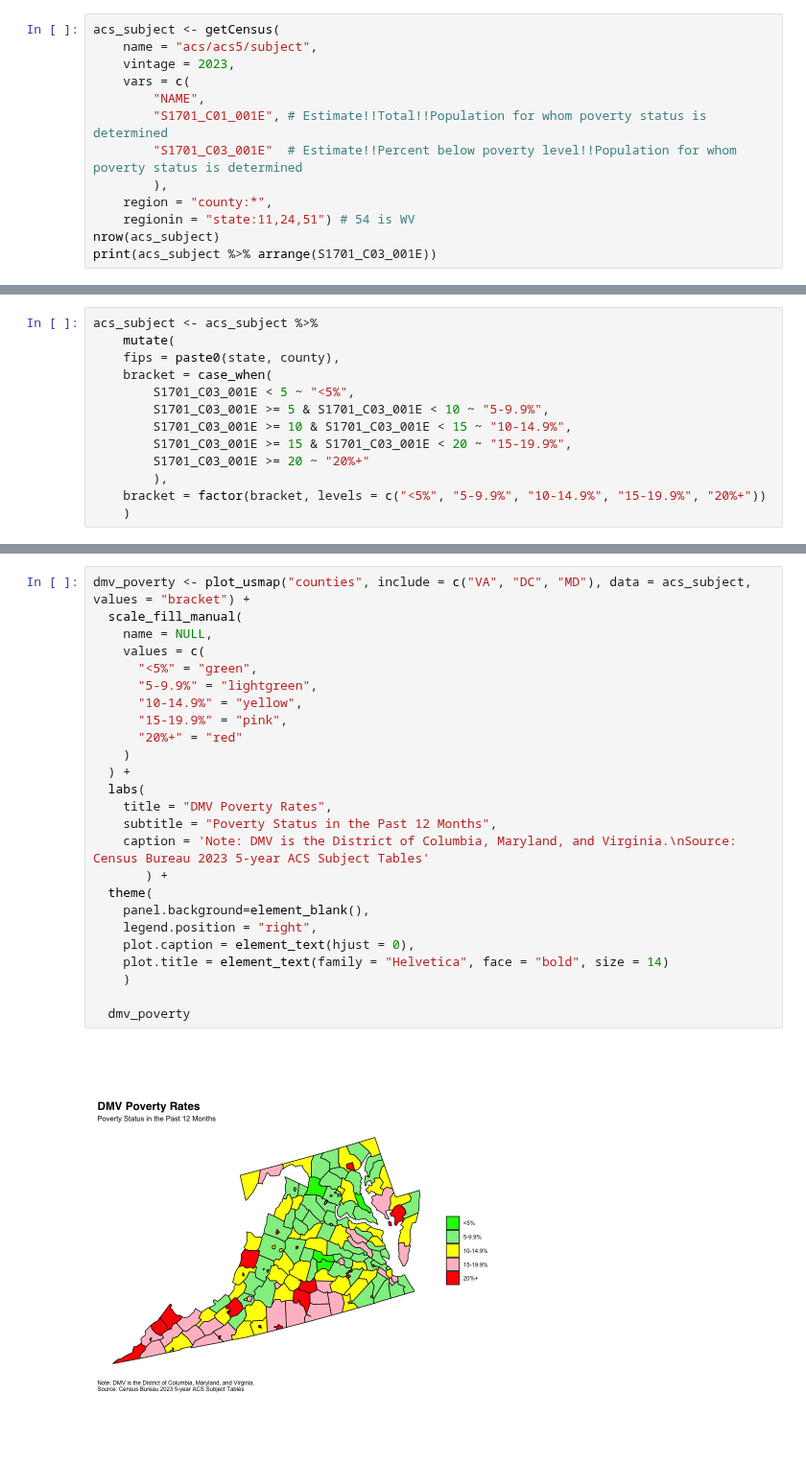
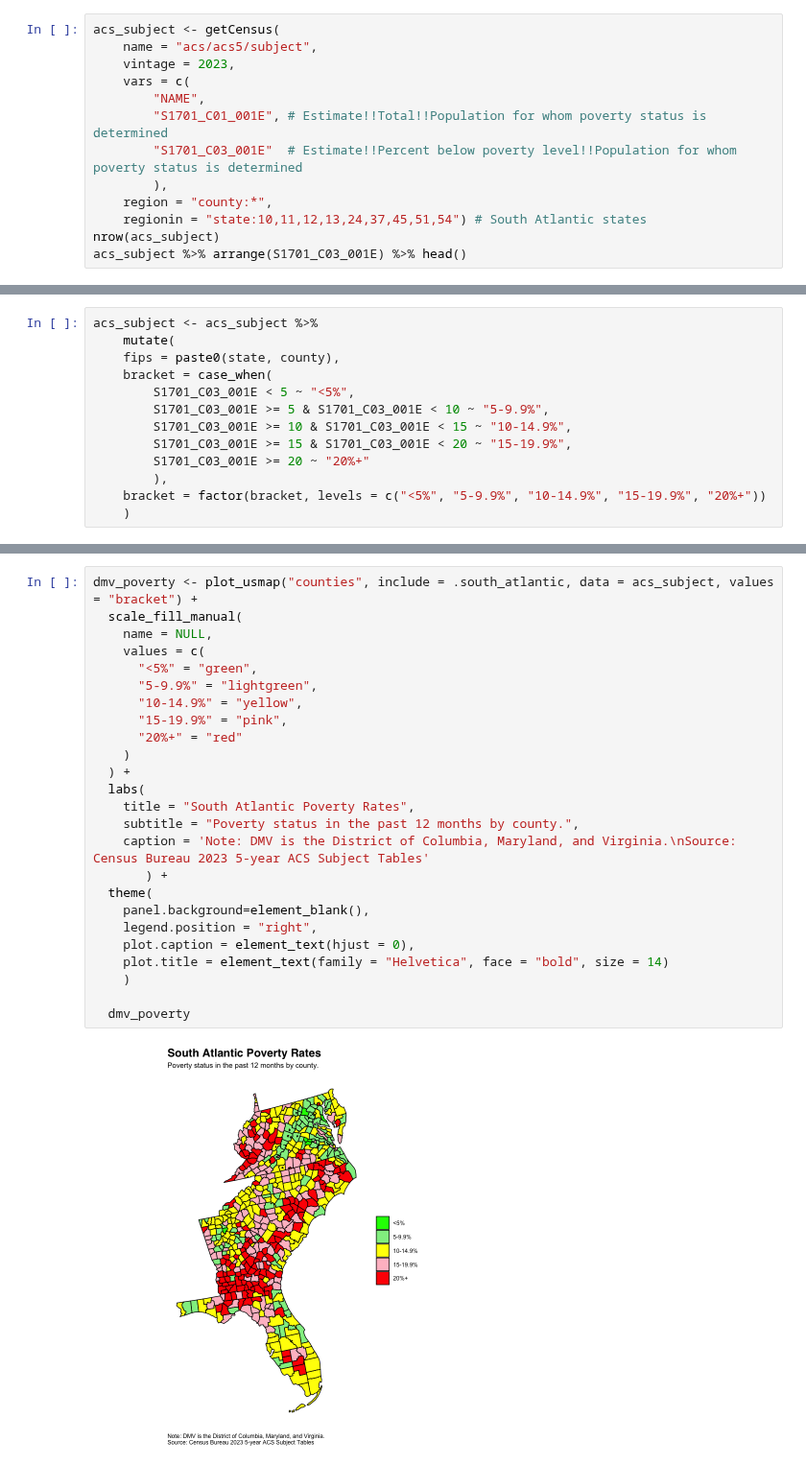
Before and after one commit to maha4028/economic-charting, a Jupyter notebook: code/poverty.ipynb, the cells around one changed output, grey strips where cells are left out. Shown at 96% size. Drawn from its saved outputs; the diff is of its cells as text.

Commit message:
south atlantic poverty' '

```diff
--- a/code/poverty.ipynb
+++ b/code/poverty.ipynb
@@ -16,7 +18,7 @@ acs_subject <- getCensus(
         "S1701_C03_001E"  # Estimate!!Percent below poverty level!!Population for whom poverty status is determined
         ),
     region = "county:*",
-    regionin = "state:11,24,51") # 54 is WV
+    regionin = "state:10,11,12,13,24,37,45,51,54") # South Atlantic states
 nrow(acs_subject)
-print(acs_subject %>% arrange(S1701_C03_001E))
+acs_subject %>% arrange(S1701_C03_001E) %>% head()
 # %% [output]
@@ -54,27 +52,27 @@ acs_subject <- acs_subject %>%
 # %%
-dmv_poverty <- plot_usmap("counties", include = c("VA", "DC", "MD"), data = acs_subject, values = "bracket") +
+dmv_poverty <- plot_usmap("counties", include = .south_atlantic, data = acs_subject, values = "bracket") +
   scale_fill_manual(
     name = NULL,
     values = c(
       "<5%" = "green",
       "5-9.9%" = "lightgreen",
       "10-14.9%" = "yellow",
       "15-19.9%" = "pink",
       "20%+" = "red"
     )
   ) +
   labs(
-    title = "DMV Poverty Rates",
-    subtitle = "Poverty Status in the Past 12 Months",
+    title = "South Atlantic Poverty Rates",
+    subtitle = "Poverty status in the past 12 months by county.",
     caption = 'Note: DMV is the District of Columbia, Maryland, and Virginia.\nSource: Census Bureau 2023 5-year ACS Subject Tables'
        ) +
   theme(
     panel.background=element_blank(),
     legend.position = "right",
     plot.caption = element_text(hjust = 0),
     plot.title = element_text(family = "Helvetica", face = "bold", size = 14)
     )
 
   dmv_poverty
 # %% [output]
-[figure, old version]
+[figure, new version]
```
Also changed, not shown: parts of 8 cells of this notebook, 2 other files.
